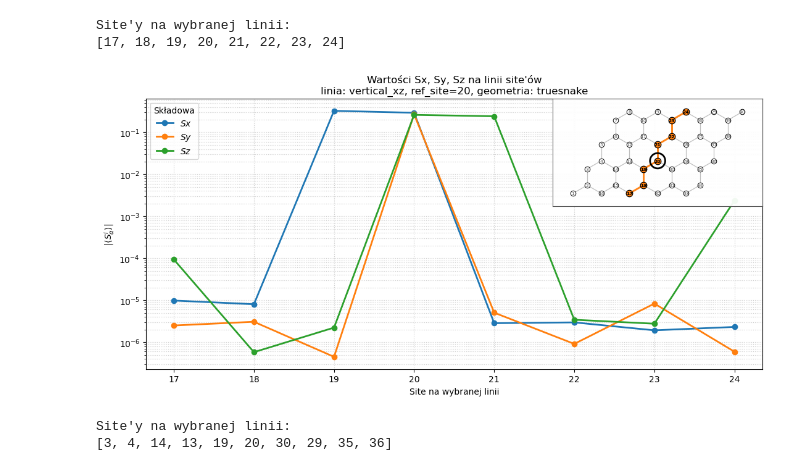
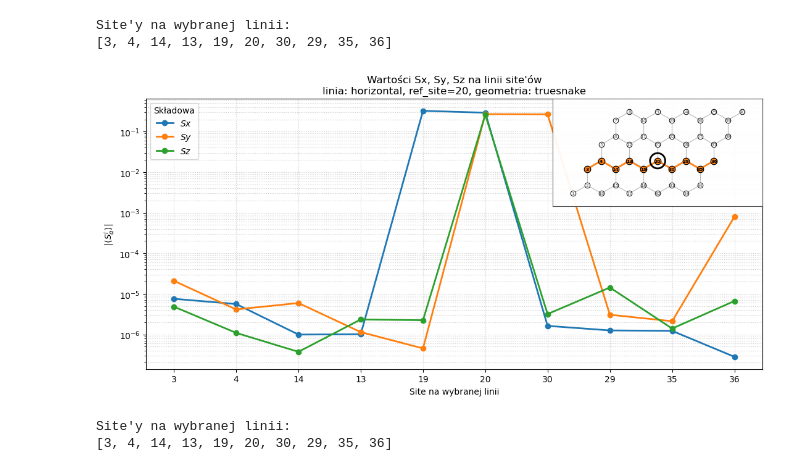
Before and after one commit to marcinszlap/KitaevHoneycomb, a Jupyter notebook: plot_current_line_spin_values.ipynb, the cells around one changed output. Cells and saved outputs as stored; diff of their text form; code cells hidden in the pictures.

Commit message:
new plots and cleanup

```diff
--- a/plot_current_line_spin_values.ipynb
+++ b/plot_current_line_spin_values.ipynb
@@ -791,15 +787,15 @@ phi = np.pi/4
 # %%
 line_sites, spin_values = plot_current_line_spin_values(
     ref_site=20,
-    direction="vertical_xz",  # "horizontal", "vertical_xz", "vertical_yz"
+    direction="horizontal",  # "horizontal", "vertical_xz", "vertical_yz"
     plot_type="truesnake",  # "pila", "snake", "truesnake", "snake_rows"
     log_y=True,
     inset_show_labels=True,
 )
 # %% [output]
 Site'y na wybranej linii:
-[17, 18, 19, 20, 21, 22, 23, 24]
+[3, 4, 14, 13, 19, 20, 30, 29, 35, 36]
-[figure, old version]
+[figure, new version]
 # %%
 from matplotlib.lines import Line2D
 
```
Also changed, not shown: parts of 1 cell of this notebook, 3 other files.
